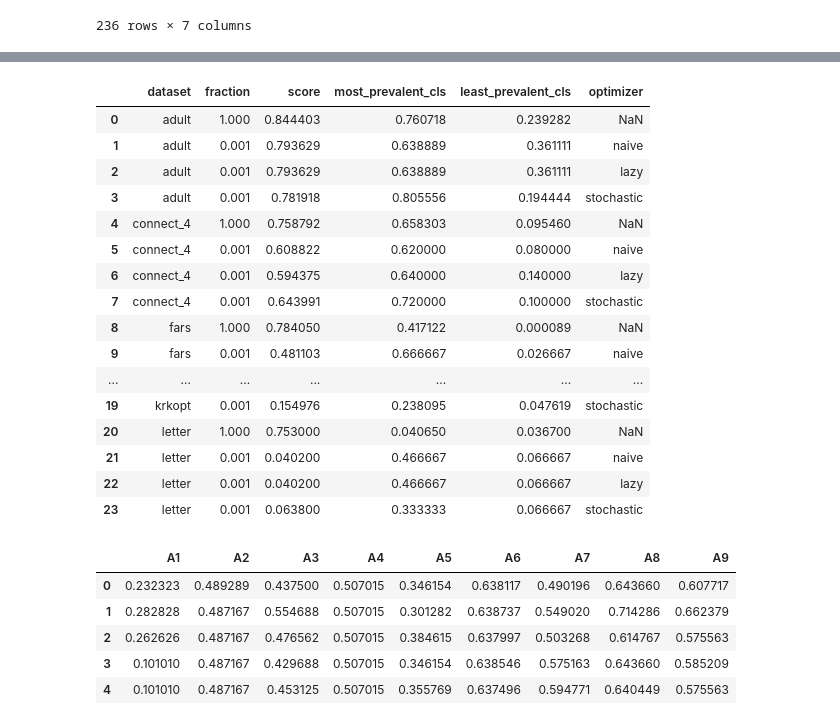
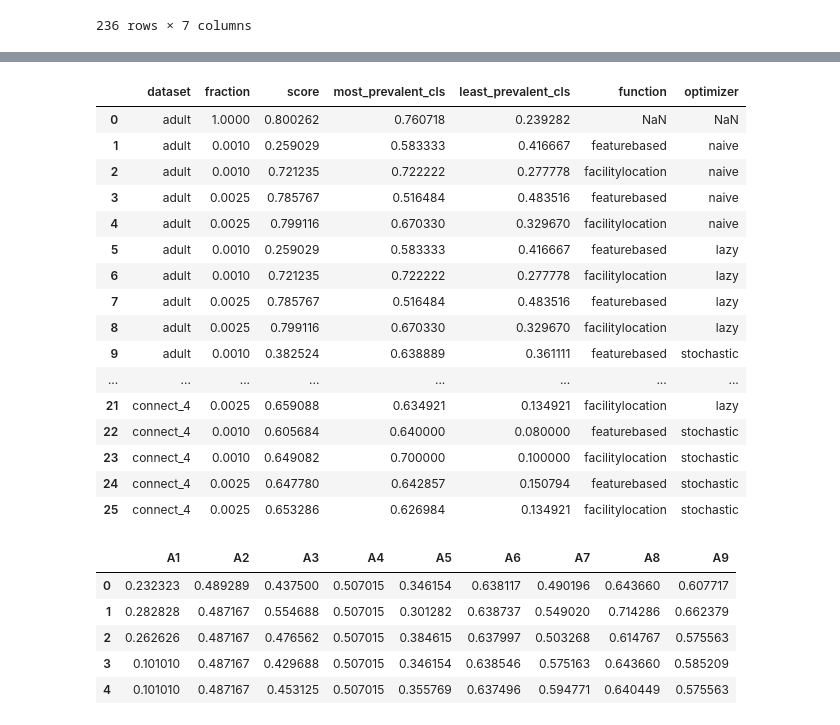
Before and after one commit to ricomnl/apricot-benchmark, a Jupyter notebook: notebooks/metadata.ipynb, the cells around one changed output, grey strips where cells are left out. Saved outputs shown, nothing was run; the diff lists cells and outputs as text; code cells hidden in the pictures.

Commit message:
added facility location to loop

```diff
--- a/notebooks/metadata.ipynb
+++ b/notebooks/metadata.ipynb
@@ -82,25 +79,25 @@ pmlb_data.sort_values("n_observations").tail(20)
 | 174 | 1595_poker | 1025010 | 10 | NaN | continuous | 0.37 | regression | 5 | ... |
 | 124 | poker | 1025010 | 10 | 10.0 | categorical | 0.37 | classification | 0 | ... |
 # %%
-pd.read_json("../results.json")
+pd.read_json("../results/results.json")
 # %% [output]
-|  | dataset | fraction | score | most_prevalent_cls | least_prevalent_cls | optimizer |
-| 0 | adult | 1.000 | 0.844403 | 0.760718 | 0.239282 | NaN |
-| 1 | adult | 0.001 | 0.793629 | 0.638889 | 0.361111 | naive |
-| 2 | adult | 0.001 | 0.793629 | 0.638889 | 0.361111 | lazy |
-| 3 | adult | 0.001 | 0.781918 | 0.805556 | 0.194444 | stochastic |
-| 4 | connect_4 | 1.000 | 0.758792 | 0.658303 | 0.095460 | NaN |
-| 5 | connect_4 | 0.001 | 0.608822 | 0.620000 | 0.080000 | naive |
-| 6 | connect_4 | 0.001 | 0.594375 | 0.640000 | 0.140000 | lazy |
-| 7 | connect_4 | 0.001 | 0.643991 | 0.720000 | 0.100000 | stochastic |
-| 8 | fars | 1.000 | 0.784050 | 0.417122 | 0.000089 | NaN |
-| 9 | fars | 0.001 | 0.481103 | 0.666667 | 0.026667 | naive |
-| ... | ... | ... | ... | ... | ... | ... |
-| 19 | krkopt | 0.001 | 0.154976 | 0.238095 | 0.047619 | stochastic |
-| 20 | letter | 1.000 | 0.753000 | 0.040650 | 0.036700 | NaN |
-| 21 | letter | 0.001 | 0.040200 | 0.466667 | 0.066667 | naive |
-| 22 | letter | 0.001 | 0.040200 | 0.466667 | 0.066667 | lazy |
-| 23 | letter | 0.001 | 0.063800 | 0.333333 | 0.066667 | stochastic |
+|  | dataset | fraction | score | most_prevalent_cls | least_prevalent_cls | function | optimizer |
+| 0 | adult | 1.0000 | 0.800262 | 0.760718 | 0.239282 | NaN | NaN |
+| 1 | adult | 0.0010 | 0.259029 | 0.583333 | 0.416667 | featurebased | naive |
+| 2 | adult | 0.0010 | 0.721235 | 0.722222 | 0.277778 | facilitylocation | naive |
+| 3 | adult | 0.0025 | 0.785767 | 0.516484 | 0.483516 | featurebased | naive |
+| 4 | adult | 0.0025 | 0.799116 | 0.670330 | 0.329670 | facilitylocation | naive |
+| 5 | adult | 0.0010 | 0.259029 | 0.583333 | 0.416667 | featurebased | lazy |
+| 6 | adult | 0.0010 | 0.721235 | 0.722222 | 0.277778 | facilitylocation | lazy |
+| 7 | adult | 0.0025 | 0.785767 | 0.516484 | 0.483516 | featurebased | lazy |
+| 8 | adult | 0.0025 | 0.799116 | 0.670330 | 0.329670 | facilitylocation | lazy |
+| 9 | adult | 0.0010 | 0.382524 | 0.638889 | 0.361111 | featurebased | stochastic |
+| ... | ... | ... | ... | ... | ... | ... | ... |
+| 21 | connect_4 | 0.0025 | 0.659088 | 0.634921 | 0.134921 | facilitylocation | lazy |
+| 22 | connect_4 | 0.0010 | 0.605684 | 0.640000 | 0.080000 | featurebased | stochastic |
+| 23 | connect_4 | 0.0010 | 0.649082 | 0.700000 | 0.100000 | facilitylocation | stochastic |
+| 24 | connect_4 | 0.0025 | 0.647780 | 0.642857 | 0.150794 | featurebased | stochastic |
+| 25 | connect_4 | 0.0025 | 0.653286 | 0.626984 | 0.134921 | facilitylocation | stochastic |
 # %%
 dataset = "shuttle"
 m = load_metadata(dataset)
```
Also changed, not shown: parts of 1 cell of this notebook, 4 other files.
